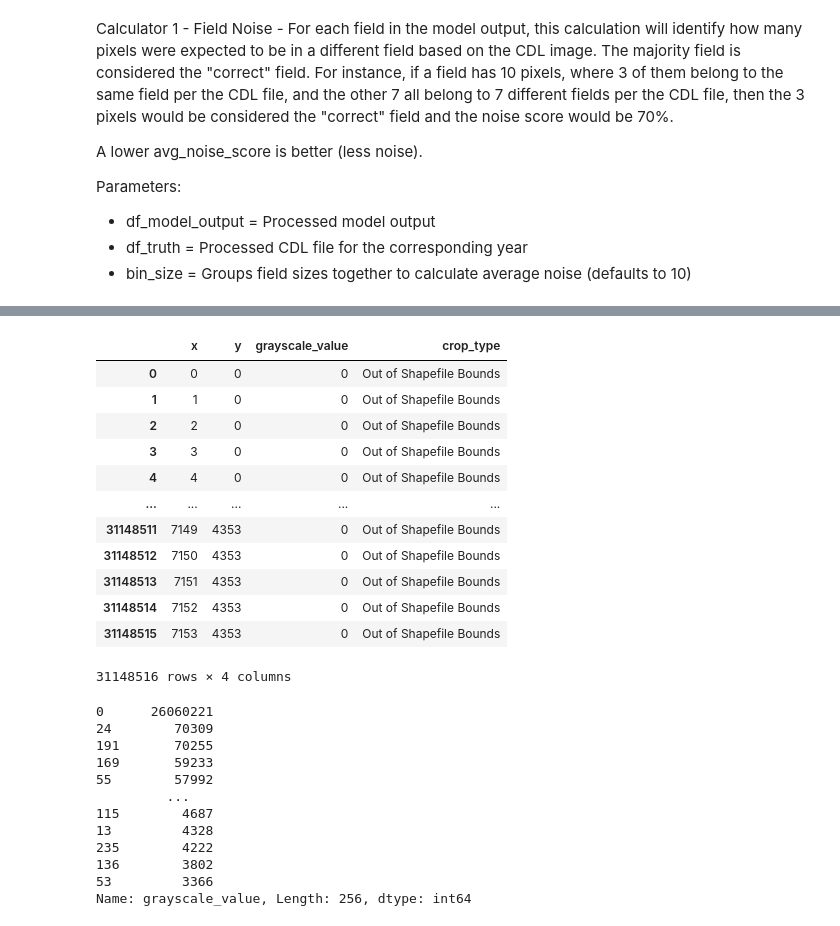
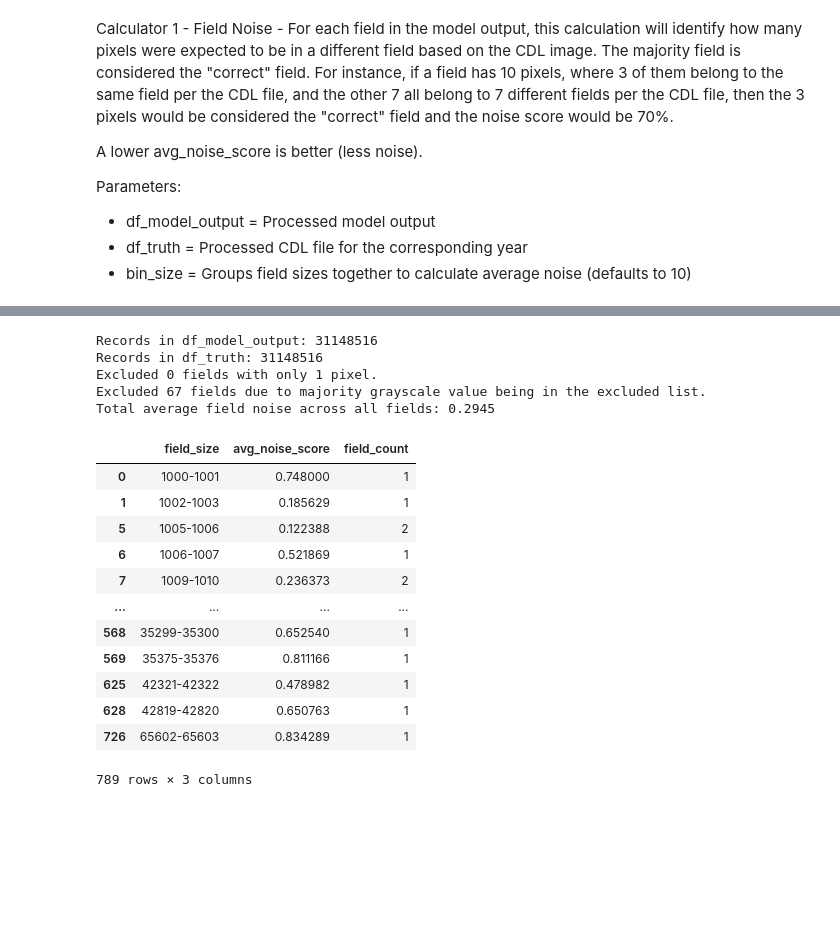
Before and after one commit to lingyundai/DAEN690-Team-Satellite-FBI, a Jupyter notebook: src/accuracy_calculator.ipynb, the cells around one changed output, grey strips where cells are left out. Drawn from its saved outputs; the diff is of its cells as text; code cells hidden in the pictures; blank space fills up the shorter version.

```diff
--- a/src/accuracy_calculator.ipynb
+++ b/src/accuracy_calculator.ipynb
@@ -31,10 +31,10 @@ from scipy.ndimage import generic_filter
 # %%
 # Load Reference CDL Images
 reference_tif_2019 = "2019cdl_matched2sentinel.tif"
-reference_tif_2020 = "2020_cdl_clipped.tif"
-reference_tif_2021 = "2021_cdl_clipped.tif"
-reference_tif_2022 = "2022_cdl_clipped.tif"
-reference_tif_2023 = "2023_cdl_clipped.tif"
+reference_tif_2020 = "2020cdl_matched2sentinel.tif"
+reference_tif_2021 = "2021cdl_matched2sentinel.tif"
+reference_tif_2022 = "2022cdl_matched2sentinel.tif"
+reference_tif_2023 = "2023cdl_matched2sentinel.tif"
 # %%
 #3, 25, 56, 57, 76,219, 221, 246
 # %%
@@ -485,12 +459,15 @@ def compute_field_noise(df_model_output, df_truth, exclude_grayscale_values, bin
     # Merge majority field back into df_merged
     df_merged = df_merged.merge(majority_truth, on="field_id_labeled")
 
-    # Find the grayscale value associated with each majority_truth field
-    field_grayscale_values = df_truth.groupby("field_id")["grayscale_value"].first().reset_index()
-    df_merged = df_merged.merge(field_grayscale_values, left_on="majority_truth", right_on="field_id", suffixes=("", "_gray"))
+    # Get the majority grayscale value for each field_id in df_truth
+    majority_grayscale = df_truth.groupby("field_id")["grayscale_value"].agg(lambda x: x.value_counts().idxmax()).reset_index()
+    majority_grayscale.rename(columns={"grayscale_value": "majority_grayscale"}, inplace=True)
 
-    # Exclude fields where the majority corresponds to a grayscale value in the exclusion list
-    excluded_fields_by_grayscale = df_merged[df_merged["grayscale_value"].isin(exclude_grayscale_values)]["field_id_labeled"].unique()
+    # Merge this majority grayscale value onto df_merged via the majority_truth field
+    df_merged = df_merged.merge(majority_grayscale, left_on="majority_truth", right_on="field_id", suffixes=("", "_gray"))
+
+    # Now exclude only fields whose majority grayscale is in the exclusion list
+    excluded_fields_by_grayscale = df_merged[df_merged["majority_grayscale"].isin(exclude_grayscale_values)]["field_id_labeled"].unique()
 
     # Count excluded fields due to majority grayscale value in exclusion list
     num_excluded_fields_by_grayscale = len(excluded_fields_by_grayscale)
@@ -604,7 +565,7 @@ def compute_pixel_level_accuracy(df_model_output, df_truth, exclude_values):
 This section of code performs the accuracy calculation. The model_output and df_truth variables in the cell below should be changed by the user to reference your model output image and associated CDL image that you want to compare it to.
 # %%
 # First, process your model output
-model_output = "lin.tif" #Replace monica.tif with your model output tif file
+model_output = "monica.tif" #Replace monica.tif with your model output tif file
 df_truth = field_label_df_2019_with_filter #Replace with cdl year you want to compare to
 df_model_output, field_labels = process_model_output((label_satelite_pixels(model_output)), model_output)
 # %% [markdown]
@@ -716,35 +612,21 @@ test_df = label_crops("lin.tif")
-# %%
-test_df
-# %% [output]
-|  | x | y | grayscale_value | crop_type |
-| 0 | 0 | 0 | 0 | Out of Shapefile Bounds |
-| 1 | 1 | 0 | 0 | Out of Shapefile Bounds |
-| 2 | 2 | 0 | 0 | Out of Shapefile Bounds |
-| 3 | 3 | 0 | 0 | Out of Shapefile Bounds |
-| 4 | 4 | 0 | 0 | Out of Shapefile Bounds |
-| ... | ... | ... | ... | ... |
-| 31148511 | 7149 | 4353 | 0 | Out of Shapefile Bounds |
-| 31148512 | 7150 | 4353 | 0 | Out of Shapefile Bounds |
-| 31148513 | 7151 | 4353 | 0 | Out of Shapefile Bounds |
-| 31148514 | 7152 | 4353 | 0 | Out of Shapefile Bounds |
-| 31148515 | 7153 | 4353 | 0 | Out of Shapefile Bounds |
-31148516 rows × 4 columns
-# %%
-# Count how many pixels of each grayscale value exist
-grayscale_counts = test_df['grayscale_value'].value_counts()
-
-# Display the counts
-print(grayscale_counts)
-# %% [output]
-0      26060221
-24        70309
-191       70255
-169       59233
-55        57992
-         ...
-115        4687
-13         4328
-235        4222
-136        3802
-53         3366
-Name: grayscale_value, Length: 256, dtype: int64
+# %%
+compute_field_noise(df_model_output, df_truth, exclude_grayscale_values, bin_size = 1)
+# %% [output]
+Records in df_model_output: 31148516
+Records in df_truth: 31148516
+Excluded 0 fields with only 1 pixel.
+Excluded 67 fields due to majority grayscale value being in the excluded list.
+Total average field noise across all fields: 0.2945
+|  | field_size | avg_noise_score | field_count |
+| 0 | 1000-1001 | 0.748000 | 1 |
+| 1 | 1002-1003 | 0.185629 | 1 |
+| 5 | 1005-1006 | 0.122388 | 2 |
+| 6 | 1006-1007 | 0.521869 | 1 |
+| 7 | 1009-1010 | 0.236373 | 2 |
+| ... | ... | ... | ... |
+| 568 | 35299-35300 | 0.652540 | 1 |
+| 569 | 35375-35376 | 0.811166 | 1 |
+| 625 | 42321-42322 | 0.478982 | 1 |
+| 628 | 42819-42820 | 0.650763 | 1 |
+| 726 | 65602-65603 | 0.834289 | 1 |
+789 rows × 3 columns
```
Also changed, not shown: parts of 22 cells of this notebook.
